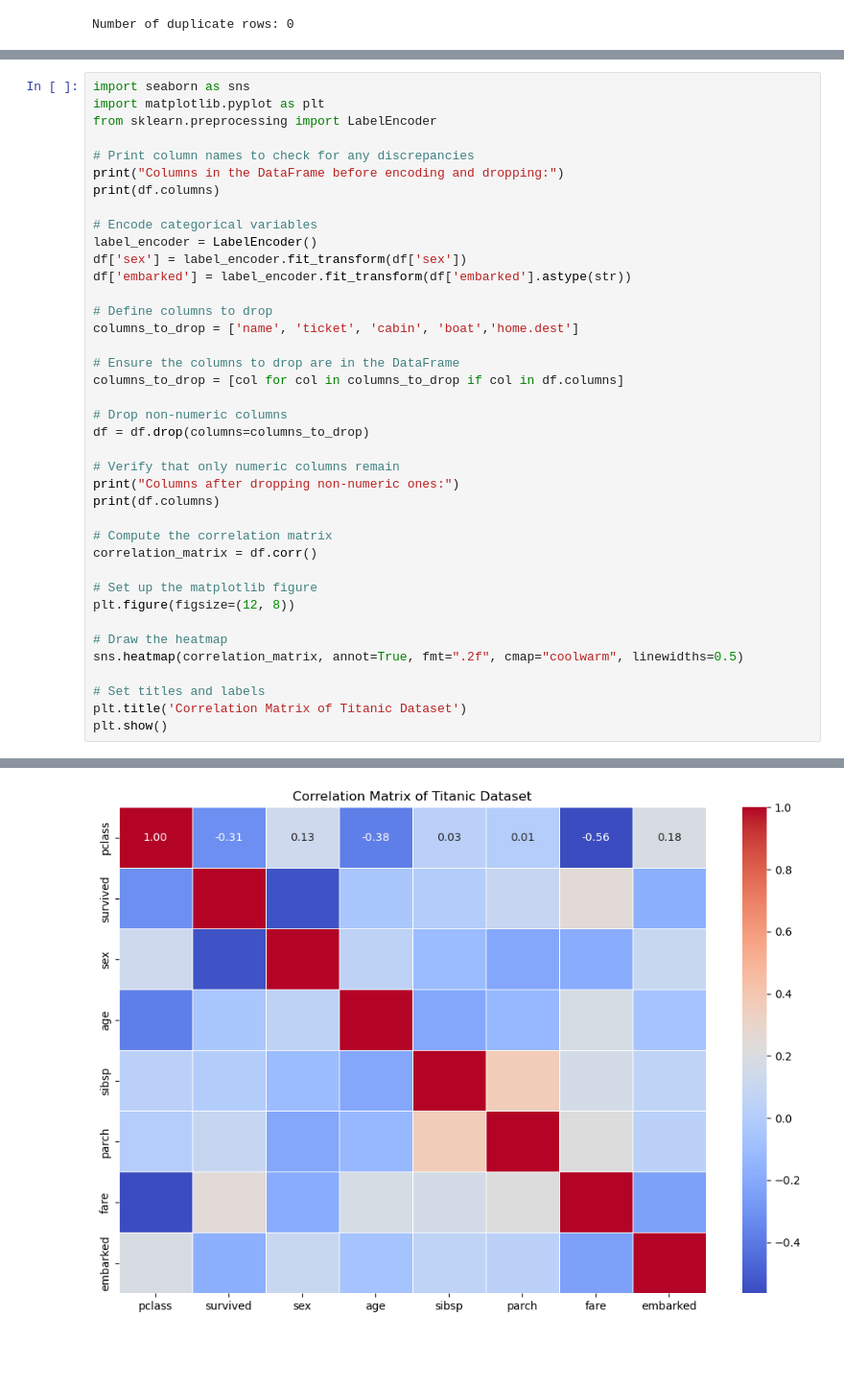
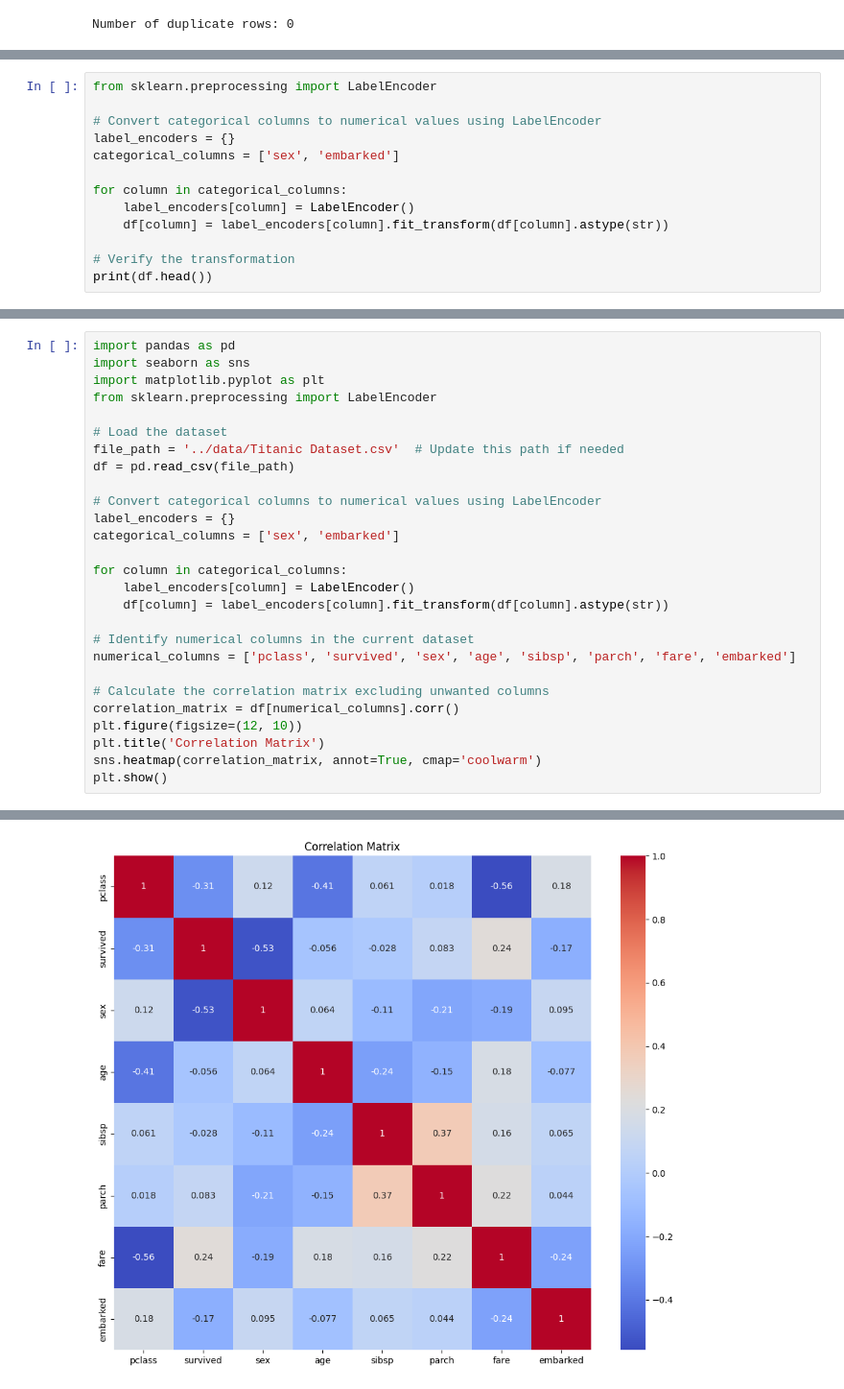
Before and after one commit to GoncaloMatias1/AI-Project_2, a Jupyter notebook: Project-2/src/titanic_analysis.ipynb, the cells around one changed output, grey strips where cells are left out. Shown at 96% size. Drawn from its saved outputs; the diff is of its cells as text; blank space fills up the shorter version.

```diff
--- a/Project-2/src/titanic_analysis.ipynb
+++ b/Project-2/src/titanic_analysis.ipynb
@@ -351,0 +376,13 @@ Number of missing values in 'age' after filling: 0
+# %%
+from sklearn.preprocessing import LabelEncoder
+
+# Convert categorical columns to numerical values using LabelEncoder
+label_encoders = {}
+categorical_columns = ['sex', 'embarked']
+
+for column in categorical_columns:
+    label_encoders[column] = LabelEncoder()
+    df[column] = label_encoders[column].fit_transform(df[column].astype(str))
+
+# Verify the transformation
+print(df.head())
@@ -425,40 +536,28 @@ We will start by encoding categorical variables and dropping columns that are no
 # %%
+import pandas as pd
 import seaborn as sns
 import matplotlib.pyplot as plt
 from sklearn.preprocessing import LabelEncoder
 
-# Print column names to check for any discrepancies
-print("Columns in the DataFrame before encoding and dropping:")
-print(df.columns)
+# Load the dataset
+file_path = '../data/Titanic Dataset.csv'  # Update this path if needed
+df = pd.read_csv(file_path)
 
-# Encode categorical variables
-label_encoder = LabelEncoder()
-df['sex'] = label_encoder.fit_transform(df['sex'])
-df['embarked'] = label_encoder.fit_transform(df['embarked'].astype(str))
+# Convert categorical columns to numerical values using LabelEncoder
+label_encoders = {}
+categorical_columns = ['sex', 'embarked']
 
-# Define columns to drop
-columns_to_drop = ['name', 'ticket', 'cabin', 'boat','home.dest']
+for column in categorical_columns:
+    label_encoders[column] = LabelEncoder()
+    df[column] = label_encoders[column].fit_transform(df[column].astype(str))
 
-# Ensure the columns to drop are in the DataFrame
-columns_to_drop = [col for col in columns_to_drop if col in df.columns]
+# Identify numerical columns in the current dataset
+numerical_columns = ['pclass', 'survived', 'sex', 'age', 'sibsp', 'parch', 'fare', 'embarked']
 
-# Drop non-numeric columns
-df = df.drop(columns=columns_to_drop)
-
-# Verify that only numeric columns remain
-print("Columns after dropping non-numeric ones:")
-print(df.columns)
-
-# Compute the correlation matrix
-correlation_matrix = df.corr()
-
-# Set up the matplotlib figure
-plt.figure(figsize=(12, 8))
-
-# Draw the heatmap
-sns.heatmap(correlation_matrix, annot=True, fmt=".2f", cmap="coolwarm", linewidths=0.5)
-
-# Set titles and labels
-plt.title('Correlation Matrix of Titanic Dataset')
+# Calculate the correlation matrix excluding unwanted columns
+correlation_matrix = df[numerical_columns].corr()
+plt.figure(figsize=(12, 10))
+plt.title('Correlation Matrix')
+sns.heatmap(correlation_matrix, annot=True, cmap='coolwarm')
 plt.show()
 # %% [output]
@@ -473 +564 @@ Index(['pclass', 'survived', 'sex', 'age', 'sibsp', 'parch', 'fare',
-[figure, old version]
+[figure, new version]
```
Also changed, not shown: parts of 58 cells of this notebook.
